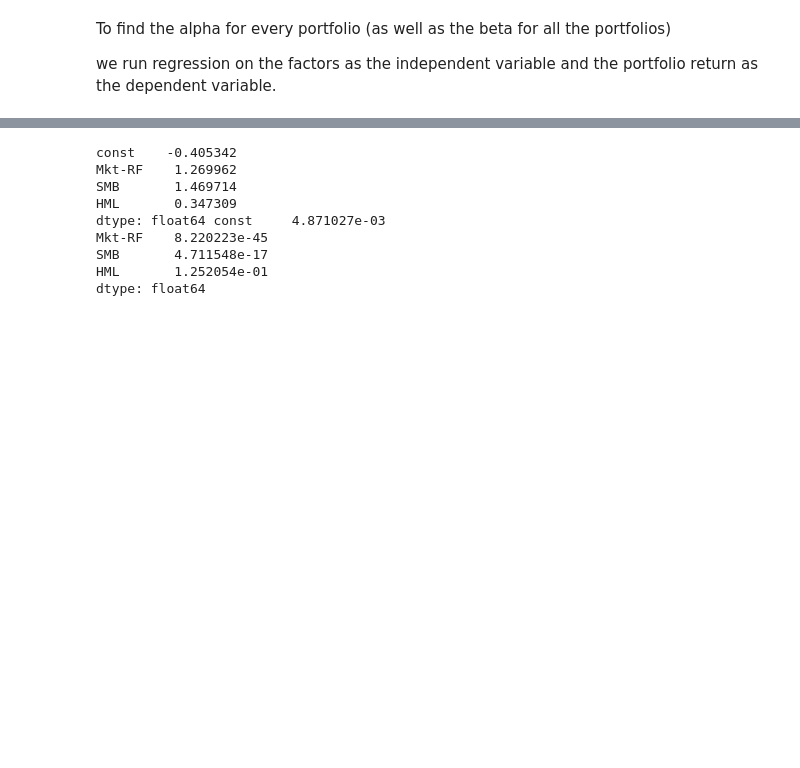
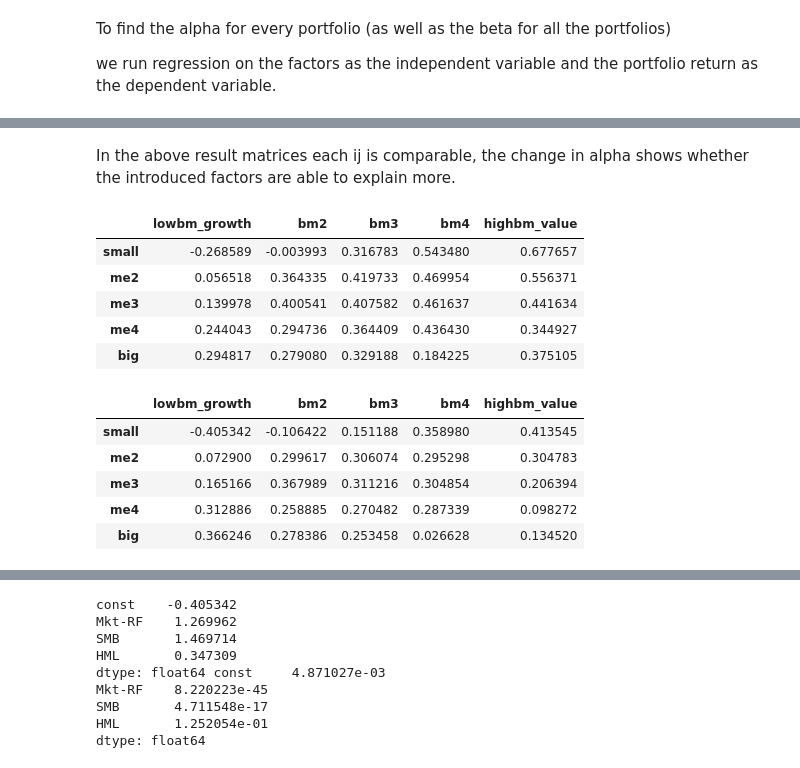
Before and after one commit to amanpoonia/SBeta_preparation, a Jupyter notebook: results_fama_french.ipynb, the cells around one changed output, grey strips where cells are left out. Saved outputs shown, nothing was run; the diff lists cells and outputs as text; code cells hidden in the pictures; blank space fills up the shorter version.

```diff
--- a/results_fama_french.ipynb
+++ b/results_fama_french.ipynb
@@ -46,0 +63,23 @@ we run regression on the factors as the independent variable and the portfolio r
+# %%
+portfolio_name_list = portfolios.columns[1:].to_list()
+
+#factors
+X1 = sm.add_constant(factors[['Mkt-RF']])
+X3 = sm.add_constant(factors[['Mkt-RF','SMB','HML']])
+# %%
+#Regressing the portfolio returns against the factors
+#result matrix presents the ALPHA of the regression
+alphas_1 = []
+alphas_3 = []
+for i in portfolio_name_list:
+  res1 = sm.OLS(portfolios[i], X1).fit(cov_type = "HAC", cov_kwds={"maxlags": 6})
+  res3 = sm.OLS(portfolios[i], X3).fit(cov_type = "HAC", cov_kwds={"maxlags": 6})
+
+  #print(f"{i}, {res.params.const}")
+  alphas_1.append(res1.params.const)
+  alphas_3.append(res3.params.const)
+
+alpha_matrix_1 = np.array(alphas_1).reshape(5,5)
+alpha_matrix_3 = np.array(alphas_3).reshape(5,5)
+display(alpha_matrix_1)
+display(alpha_matrix_3)
@@ -46,0 +97,25 @@ we run regression on the factors as the independent variable and the portfolio r
+# %% [markdown]
+In the above result matrices each ij is comparable, the change in alpha shows whether the introduced factors are able to explain more.
+# %%
+#DISPLAYING THE RESULTS
+size_labels = ['small','me2','me3','me4','big']
+value_labels = ['lowbm_growth','bm2','bm3','bm4','highbm_value']
+
+capm_alpha = pd.DataFrame(alpha_matrix_1, index=size_labels, columns=value_labels)
+factor3_alpha = pd.DataFrame(alpha_matrix_3, index=size_labels, columns=value_labels)
+
+display(capm_alpha)
+display(factor3_alpha)
+# %% [output]
+|  | lowbm_growth | bm2 | bm3 | bm4 | highbm_value |
+| small | -0.268589 | -0.003993 | 0.316783 | 0.543480 | 0.677657 |
+| me2 | 0.056518 | 0.364335 | 0.419733 | 0.469954 | 0.556371 |
+| me3 | 0.139978 | 0.400541 | 0.407582 | 0.461637 | 0.441634 |
+| me4 | 0.244043 | 0.294736 | 0.364409 | 0.436430 | 0.344927 |
+| big | 0.294817 | 0.279080 | 0.329188 | 0.184225 | 0.375105 |
+|  | lowbm_growth | bm2 | bm3 | bm4 | highbm_value |
+| small | -0.405342 | -0.106422 | 0.151188 | 0.358980 | 0.413545 |
+| me2 | 0.072900 | 0.299617 | 0.306074 | 0.295298 | 0.304783 |
+| me3 | 0.165166 | 0.367989 | 0.311216 | 0.304854 | 0.206394 |
+| me4 | 0.312886 | 0.258885 | 0.270482 | 0.287339 | 0.098272 |
+| big | 0.366246 | 0.278386 | 0.253458 | 0.026628 | 0.134520 |
```
Also changed, not shown: parts of 13 cells of this notebook.
